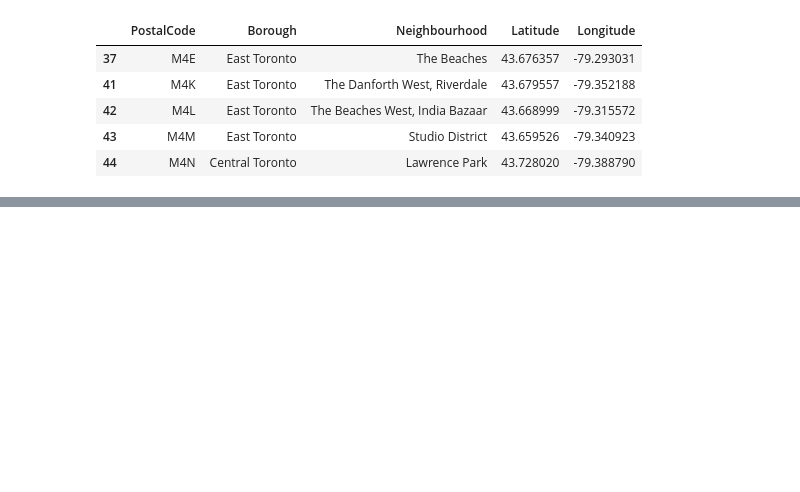
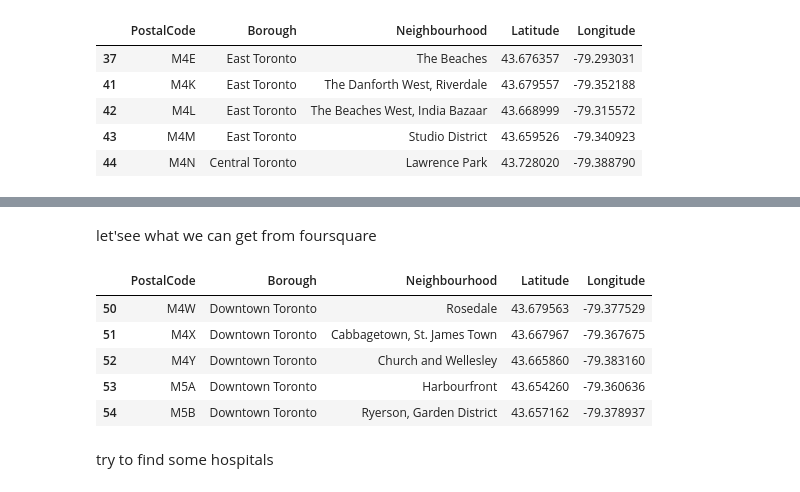
Before and after one commit to mukonin/Coursera_Capstone, a Jupyter notebook: Applied Data Science Capstone.ipynb, the cells around one changed output, grey strips where cells are left out. Drawn from its saved outputs; the diff is of its cells as text; code cells hidden in the pictures; blank space fills up the shorter version.

```diff
--- a/Applied Data Science Capstone.ipynb
+++ b/Applied Data Science Capstone.ipynb
@@ -311,0 +497,14 @@ tor_map
+# %% [markdown]
+let'see what we can get from foursquare
+# %%
+dt_df = tor_bor[data_with_geo['Borough'] == 'Downtown Toronto']
+dt_df.head()
+# %% [output]
+|  | PostalCode | Borough | Neighbourhood | Latitude | Longitude |
+| 50 | M4W | Downtown Toronto | Rosedale | 43.679563 | -79.377529 |
+| 51 | M4X | Downtown Toronto | Cabbagetown, St. James Town | 43.667967 | -79.367675 |
+| 52 | M4Y | Downtown Toronto | Church and Wellesley | 43.665860 | -79.383160 |
+| 53 | M5A | Downtown Toronto | Harbourfront | 43.654260 | -79.360636 |
+| 54 | M5B | Downtown Toronto | Ryerson, Garden District | 43.657162 | -79.378937 |
+# %% [markdown]
+try to find some hospitals
```
Also changed, not shown: parts of 49 cells of this notebook.
